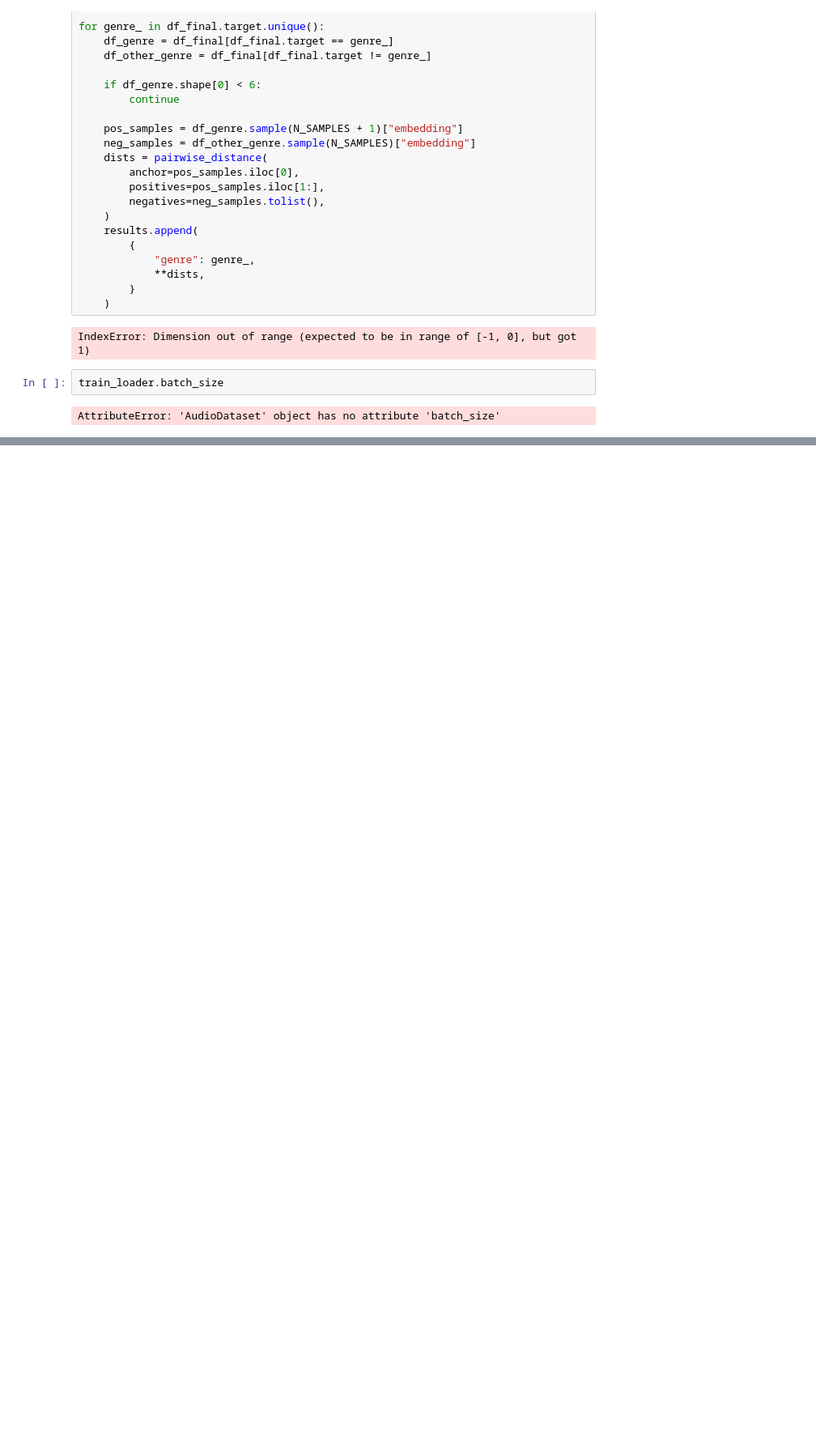
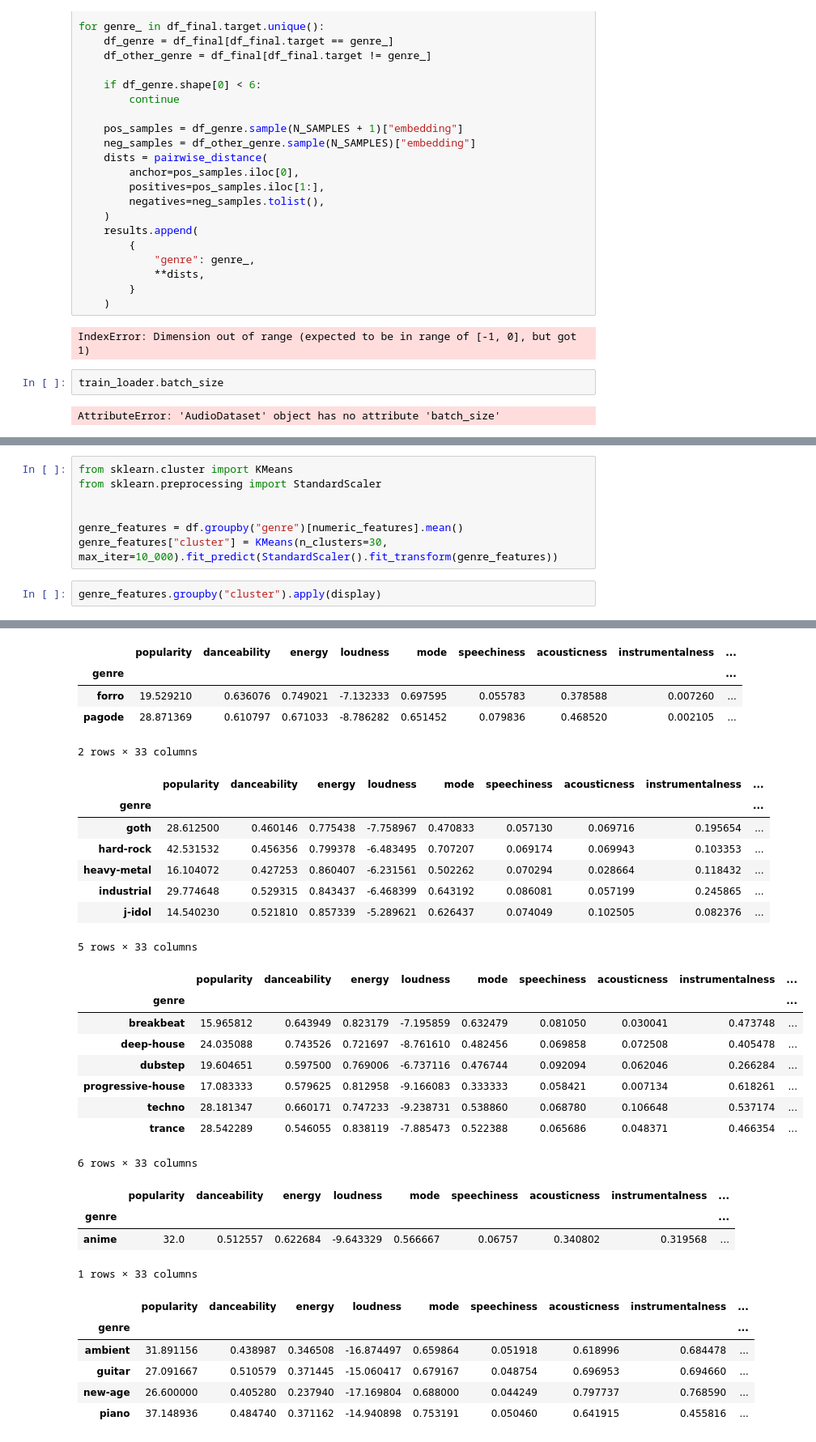
Before and after one commit to slavkostrov/playlist_selection, a Jupyter notebook: notebooks/metric_learning.ipynb, the cells around one changed output, grey strips where cells are left out. Shown at 81% size. Saved outputs shown, nothing was run; the diff lists cells and outputs as text; blank space fills up the shorter version.

```diff
--- a/notebooks/metric_learning.ipynb
+++ b/notebooks/metric_learning.ipynb
@@ -744,0 +747,10 @@ AttributeError: 'AudioDataset' object has no attribute 'batch_size'
+# %%
+from sklearn.cluster import KMeans
+from sklearn.preprocessing import StandardScaler
+
+
+genre_features = df.groupby("genre")[numeric_features].mean()
+genre_features["cluster"] = KMeans(n_clusters=30, max_iter=10_000).fit_predict(StandardScaler().fit_transform(genre_features))
+# %%
+genre_features.groupby("cluster").apply(display)
+# %% [output]
@@ -744,0 +762,32 @@ AttributeError: 'AudioDataset' object has no attribute 'batch_size'
+|  | popularity | danceability | energy | loudness | mode | speechiness | acousticness | instrumentalness | ... |
+| genre |  |  |  |  |  |  |  |  | ... |
+| forro | 19.529210 | 0.636076 | 0.749021 | -7.132333 | 0.697595 | 0.055783 | 0.378588 | 0.007260 | ... |
+| pagode | 28.871369 | 0.610797 | 0.671033 | -8.786282 | 0.651452 | 0.079836 | 0.468520 | 0.002105 | ... |
+2 rows × 33 columns
+|  | popularity | danceability | energy | loudness | mode | speechiness | acousticness | instrumentalness | ... |
+| genre |  |  |  |  |  |  |  |  | ... |
+| goth | 28.612500 | 0.460146 | 0.775438 | -7.758967 | 0.470833 | 0.057130 | 0.069716 | 0.195654 | ... |
+| hard-rock | 42.531532 | 0.456356 | 0.799378 | -6.483495 | 0.707207 | 0.069174 | 0.069943 | 0.103353 | ... |
+| heavy-metal | 16.104072 | 0.427253 | 0.860407 | -6.231561 | 0.502262 | 0.070294 | 0.028664 | 0.118432 | ... |
+| industrial | 29.774648 | 0.529315 | 0.843437 | -6.468399 | 0.643192 | 0.086081 | 0.057199 | 0.245865 | ... |
+| j-idol | 14.540230 | 0.521810 | 0.857339 | -5.289621 | 0.626437 | 0.074049 | 0.102505 | 0.082376 | ... |
+5 rows × 33 columns
+|  | popularity | danceability | energy | loudness | mode | speechiness | acousticness | instrumentalness | ... |
+| genre |  |  |  |  |  |  |  |  | ... |
+| breakbeat | 15.965812 | 0.643949 | 0.823179 | -7.195859 | 0.632479 | 0.081050 | 0.030041 | 0.473748 | ... |
+| deep-house | 24.035088 | 0.743526 | 0.721697 | -8.761610 | 0.482456 | 0.069858 | 0.072508 | 0.405478 | ... |
+| dubstep | 19.604651 | 0.597500 | 0.769006 | -6.737116 | 0.476744 | 0.092094 | 0.062046 | 0.266284 | ... |
+| progressive-house | 17.083333 | 0.579625 | 0.812958 | -9.166083 | 0.333333 | 0.058421 | 0.007134 | 0.618261 | ... |
+| techno | 28.181347 | 0.660171 | 0.747233 | -9.238731 | 0.538860 | 0.068780 | 0.106648 | 0.537174 | ... |
+| trance | 28.542289 | 0.546055 | 0.838119 | -7.885473 | 0.522388 | 0.065686 | 0.048371 | 0.466354 | ... |
+6 rows × 33 columns
+|  | popularity | danceability | energy | loudness | mode | speechiness | acousticness | instrumentalness | ... |
+| genre |  |  |  |  |  |  |  |  | ... |
+| anime | 32.0 | 0.512557 | 0.622684 | -9.643329 | 0.566667 | 0.06757 | 0.340802 | 0.319568 | ... |
+1 rows × 33 columns
+|  | popularity | danceability | energy | loudness | mode | speechiness | acousticness | instrumentalness | ... |
+| genre |  |  |  |  |  |  |  |  | ... |
+| ambient | 31.891156 | 0.438987 | 0.346508 | -16.874497 | 0.659864 | 0.051918 | 0.618996 | 0.684478 | ... |
+| guitar | 27.091667 | 0.510579 | 0.371445 | -15.060417 | 0.679167 | 0.048754 | 0.696953 | 0.694660 | ... |
+| new-age | 26.600000 | 0.405280 | 0.237940 | -17.169804 | 0.688000 | 0.044249 | 0.797737 | 0.768590 | ... |
+| piano | 37.148936 | 0.484740 | 0.371162 | -14.940898 | 0.753191 | 0.050460 | 0.641915 | 0.455816 | ... |
```
Also changed, not shown: parts of 3 cells of this notebook, 1 other file.
